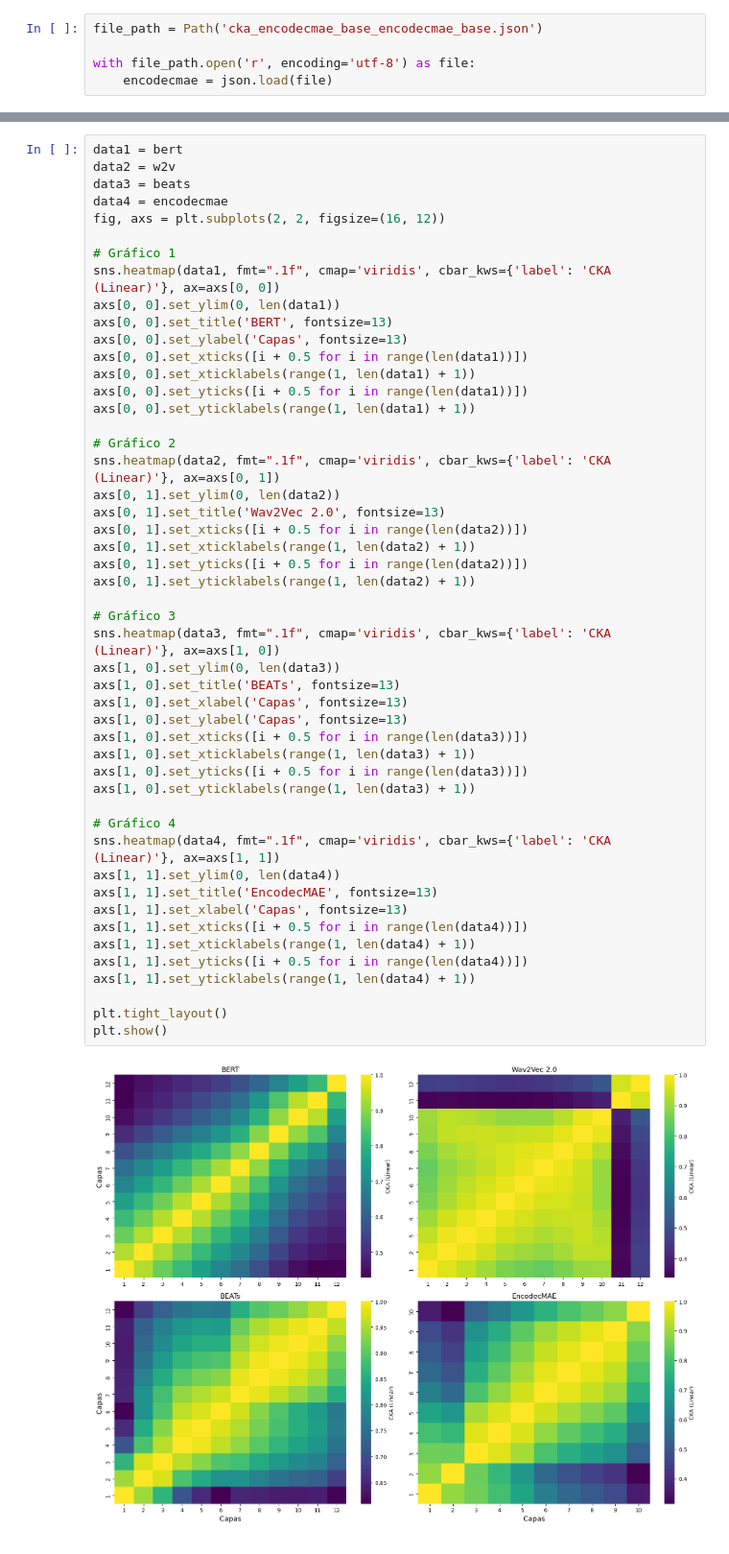
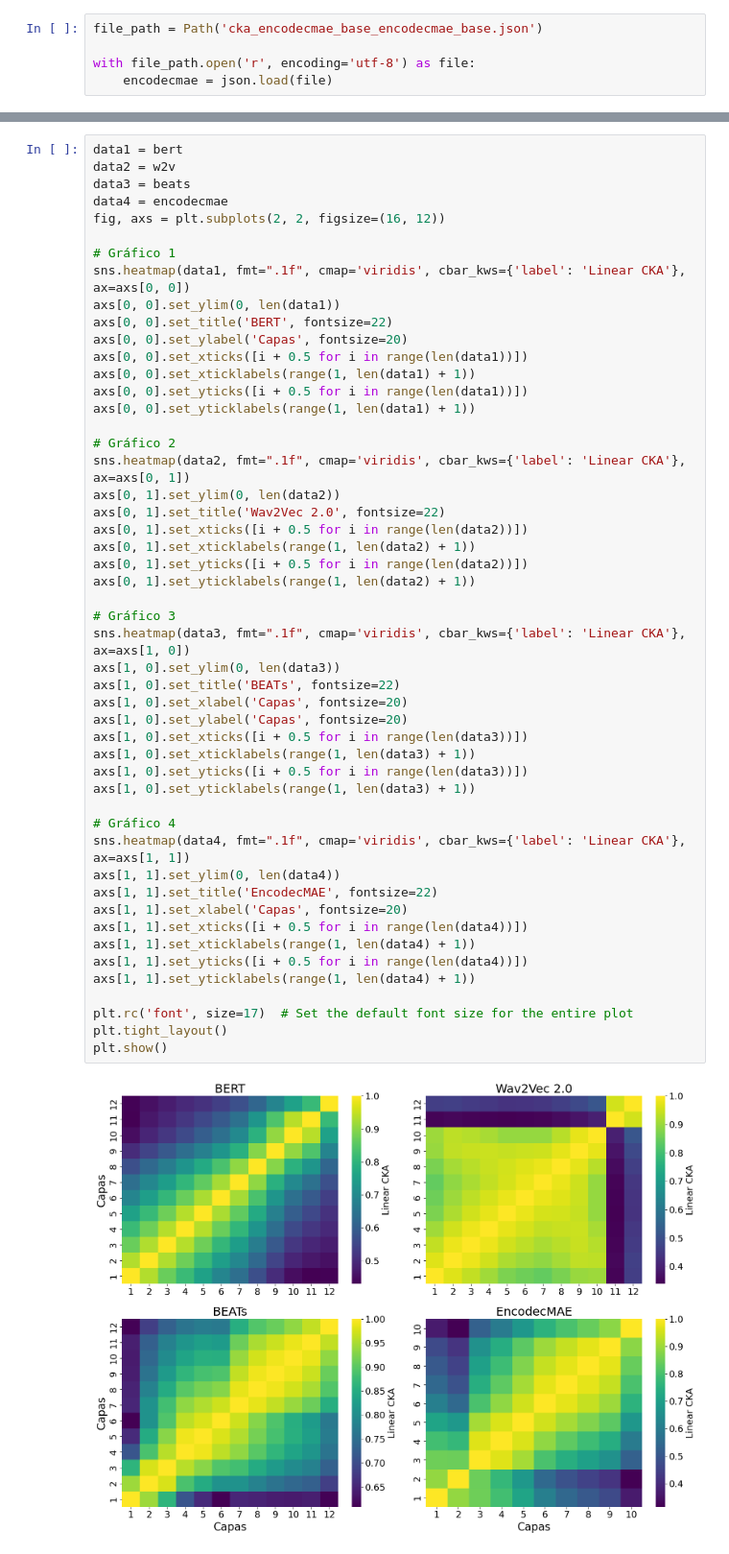
Before and after one commit to ceciliabolanos/layer-analysis, a Jupyter notebook: results/experiment2.1_same_model/results.ipynb, the cells around one changed output, grey strips where cells are left out. Shown at 96% size. Saved outputs shown, nothing was run; the diff lists cells and outputs as text.

```diff
--- a/results/experiment2.1_same_model/results.ipynb
+++ b/results/experiment2.1_same_model/results.ipynb
@@ -143,46 +158,47 @@ data4 = encodecmae
 fig, axs = plt.subplots(2, 2, figsize=(16, 12))
 
 # Gráfico 1
-sns.heatmap(data1, fmt=".1f", cmap='viridis', cbar_kws={'label': 'CKA (Linear)'}, ax=axs[0, 0])
+sns.heatmap(data1, fmt=".1f", cmap='viridis', cbar_kws={'label': 'Linear CKA'}, ax=axs[0, 0])
 axs[0, 0].set_ylim(0, len(data1))
-axs[0, 0].set_title('BERT', fontsize=13)
-axs[0, 0].set_ylabel('Capas', fontsize=13)
+axs[0, 0].set_title('BERT', fontsize=22)
+axs[0, 0].set_ylabel('Capas', fontsize=20)
 axs[0, 0].set_xticks([i + 0.5 for i in range(len(data1))])
 axs[0, 0].set_xticklabels(range(1, len(data1) + 1))
 axs[0, 0].set_yticks([i + 0.5 for i in range(len(data1))])
 axs[0, 0].set_yticklabels(range(1, len(data1) + 1))
 
 # Gráfico 2
-sns.heatmap(data2, fmt=".1f", cmap='viridis', cbar_kws={'label': 'CKA (Linear)'}, ax=axs[0, 1])
+sns.heatmap(data2, fmt=".1f", cmap='viridis', cbar_kws={'label': 'Linear CKA'}, ax=axs[0, 1])
 axs[0, 1].set_ylim(0, len(data2))
-axs[0, 1].set_title('Wav2Vec 2.0', fontsize=13)
+axs[0, 1].set_title('Wav2Vec 2.0', fontsize=22)
 axs[0, 1].set_xticks([i + 0.5 for i in range(len(data2))])
 axs[0, 1].set_xticklabels(range(1, len(data2) + 1))
 axs[0, 1].set_yticks([i + 0.5 for i in range(len(data2))])
 axs[0, 1].set_yticklabels(range(1, len(data2) + 1))
 
 # Gráfico 3
-sns.heatmap(data3, fmt=".1f", cmap='viridis', cbar_kws={'label': 'CKA (Linear)'}, ax=axs[1, 0])
+sns.heatmap(data3, fmt=".1f", cmap='viridis', cbar_kws={'label': 'Linear CKA'}, ax=axs[1, 0])
 axs[1, 0].set_ylim(0, len(data3))
-axs[1, 0].set_title('BEATs', fontsize=13)
-axs[1, 0].set_xlabel('Capas', fontsize=13)
-axs[1, 0].set_ylabel('Capas', fontsize=13)
+axs[1, 0].set_title('BEATs', fontsize=22)
+axs[1, 0].set_xlabel('Capas', fontsize=20)
+axs[1, 0].set_ylabel('Capas', fontsize=20)
 axs[1, 0].set_xticks([i + 0.5 for i in range(len(data3))])
 axs[1, 0].set_xticklabels(range(1, len(data3) + 1))
 axs[1, 0].set_yticks([i + 0.5 for i in range(len(data3))])
 axs[1, 0].set_yticklabels(range(1, len(data3) + 1))
 
 # Gráfico 4
-sns.heatmap(data4, fmt=".1f", cmap='viridis', cbar_kws={'label': 'CKA (Linear)'}, ax=axs[1, 1])
+sns.heatmap(data4, fmt=".1f", cmap='viridis', cbar_kws={'label': 'Linear CKA'}, ax=axs[1, 1])
 axs[1, 1].set_ylim(0, len(data4))
-axs[1, 1].set_title('EncodecMAE', fontsize=13)
-axs[1, 1].set_xlabel('Capas', fontsize=13)
+axs[1, 1].set_title('EncodecMAE', fontsize=22)
+axs[1, 1].set_xlabel('Capas', fontsize=20)
 axs[1, 1].set_xticks([i + 0.5 for i in range(len(data4))])
 axs[1, 1].set_xticklabels(range(1, len(data4) + 1))
 axs[1, 1].set_yticks([i + 0.5 for i in range(len(data4))])
 axs[1, 1].set_yticklabels(range(1, len(data4) + 1))
 
+plt.rc('font', size=17)  # Set the default font size for the entire plot
 plt.tight_layout()
 plt.show()
 # %% [output]
-[figure, old version]
+[figure, new version]
```
Also changed, not shown: parts of 1 cell of this notebook, 5 other files.
